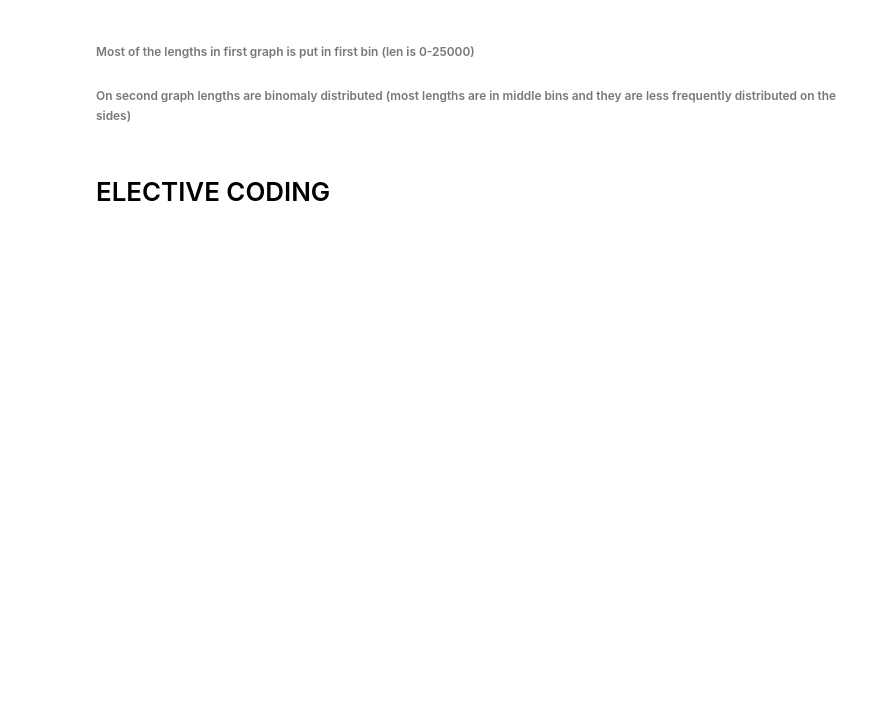
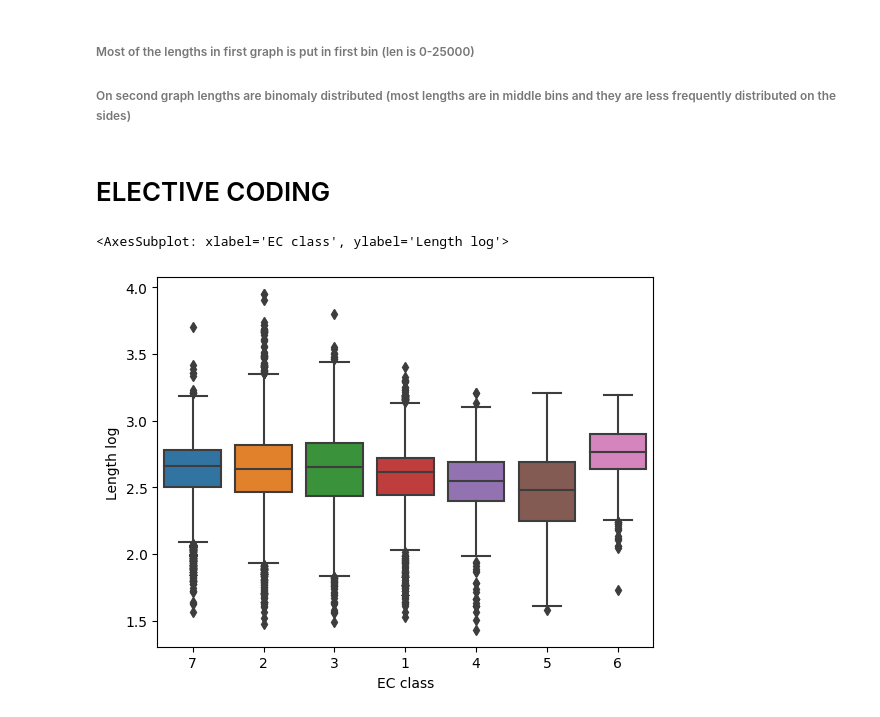
Before and after one commit to MirzaSubasic/BiologicalDataAnalysis, a Jupyter notebook: Mirza Subasic Final Exam.ipynb, the cells around one changed output. Cells and saved outputs as stored; diff of their text form; code cells hidden in the pictures; blank space fills up the shorter version.

```diff
--- a/Mirza Subasic Final Exam.ipynb
+++ b/Mirza Subasic Final Exam.ipynb
@@ -72,0 +113,8 @@ for i in range(88804):
+# %%
+df['EC class'] =df['EC number'].apply(lambda x: str(x)[0])
+df['EC class'] =df['EC class'].replace('n',np.NaN)
+df['Length log'] =np.log10(df['Length'])
+sns.boxplot(data=df, x='EC class', y='Length log')
+# %% [output]
+<AxesSubplot: xlabel='EC class', ylabel='Length log'>
+[figure, added]
```
Also changed, not shown: parts of 12 cells of this notebook.
